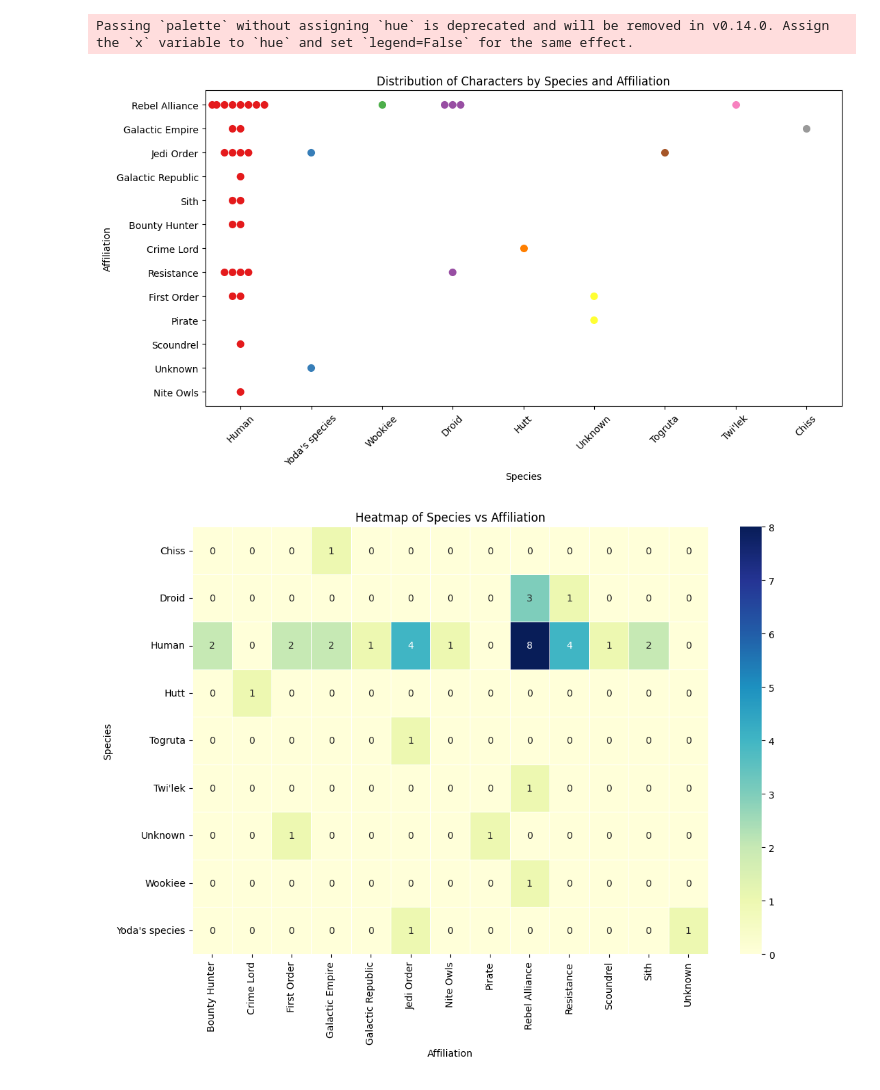
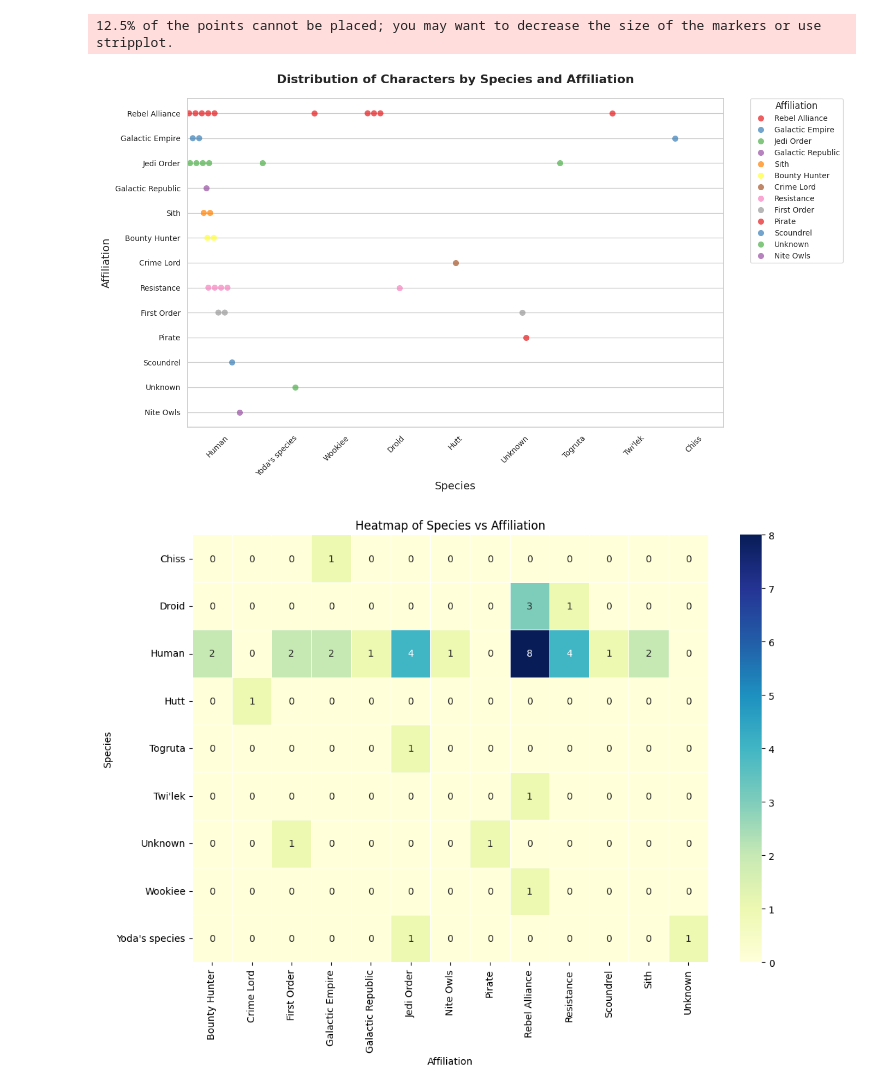
Before and after one commit to nathadriele/star-wars-data-visualization, a Jupyter notebook: notebooks/starwars_data_visualization.ipynb, the cells around one changed output. Drawn from its saved outputs; the diff is of its cells as text; code cells hidden in the pictures.

```diff
--- a/notebooks/starwars_data_visualization.ipynb
+++ b/notebooks/starwars_data_visualization.ipynb
@@ -96,16 +96,22 @@ fig.show()
 # %%
 # 4. Swarm Plot - Distribuição de Personagens por Espécie e Afiliação
 
-plt.figure(figsize=(12, 6))
-sns.swarmplot(data=df, x='Species', y='Affiliation', palette='Set1', size=8)
-plt.xlabel('Species')
-plt.ylabel('Affiliation')
-plt.title('Distribution of Characters by Species and Affiliation')
-plt.xticks(rotation=45)
+plt.figure(figsize=(14, 8))
+sns.swarmplot(data=df, x='Species', y='Affiliation', hue='Affiliation', palette='Set1', size=8, dodge=True, alpha=0.7)
+
+plt.xlabel('Species', fontsize=14)
+plt.ylabel('Affiliation', fontsize=14)
+plt.title('Distribution of Characters by Species and Affiliation', fontsize=16, weight='bold', pad=20)
+plt.xticks(rotation=45, fontsize=10)
+plt.yticks(fontsize=10)
+
+plt.legend(title='Affiliation', bbox_to_anchor=(1.05, 1), loc='upper left', borderaxespad=0., fontsize=10)
+
+plt.tight_layout()
 plt.show()
 # %% [output]
-Passing `palette` without assigning `hue` is deprecated and will be removed in v0.14.0. Assign the `x` variable to `hue` and set `legend=False` for the same effect.
+12.5% of the points cannot be placed; you may want to decrease the size of the markers or use stripplot.
-[figure, old version]
+[figure, new version]
 # %%
 # 5. Heatmap - Relação entre Espécies e Afiliações
 
```
Also changed, not shown: parts of 6 cells of this notebook.
